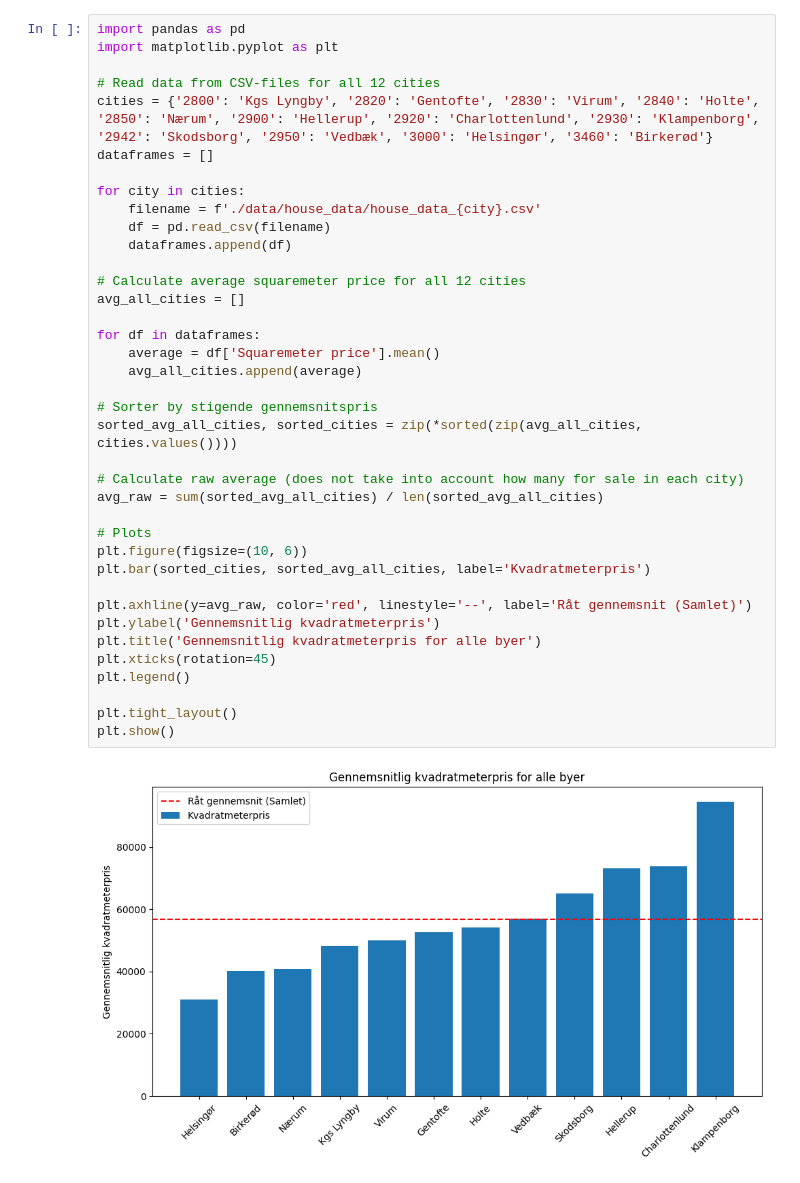
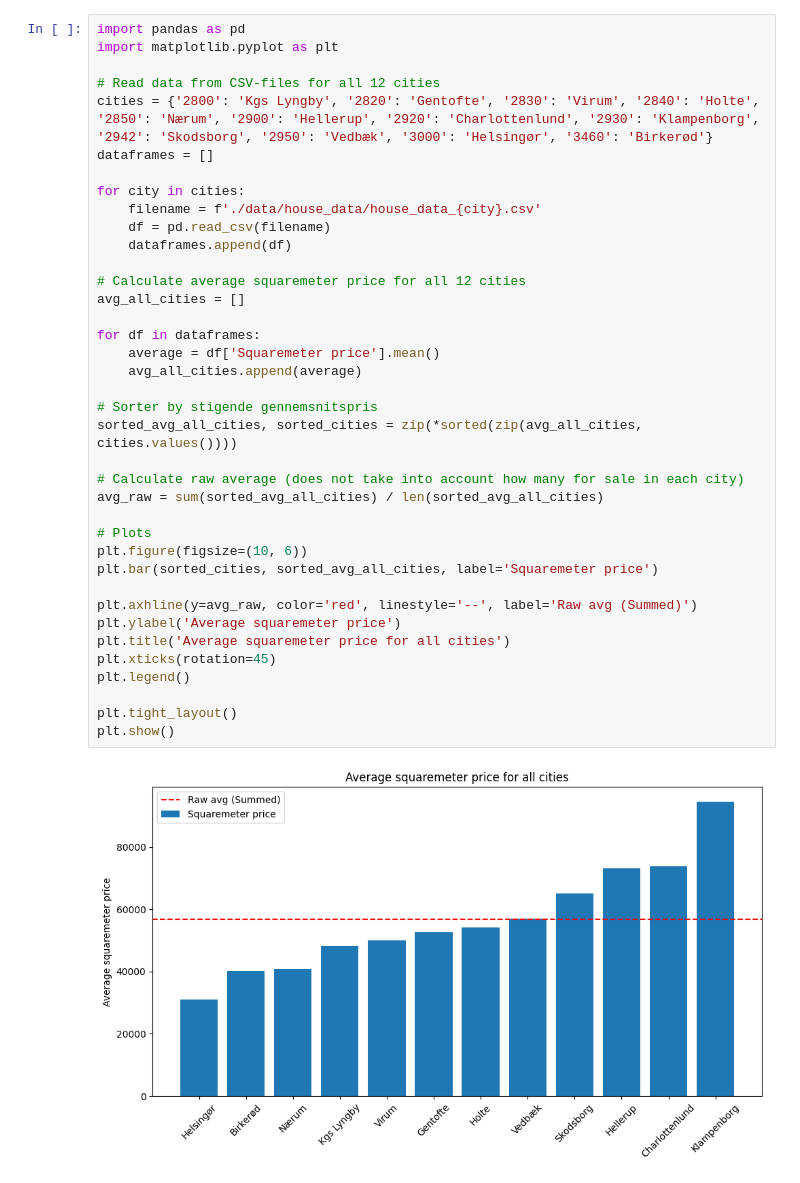
Before and after one commit to OwaisAD/PyHousr, a Jupyter notebook: plot.ipynb, the cells around one changed output. Drawn from its saved outputs; the diff is of its cells as text.

```diff
--- a/plot.ipynb
+++ b/plot.ipynb
@@ -6,36 +6,36 @@ import matplotlib.pyplot as plt
 cities = {'2800': 'Kgs Lyngby', '2820': 'Gentofte', '2830': 'Virum', '2840': 'Holte', '2850': 'Nærum', '2900': 'Hellerup', '2920': 'Charlottenlund', '2930': 'Klampenborg', '2942': 'Skodsborg', '2950': 'Vedbæk', '3000': 'Helsingør', '3460': 'Birkerød'}
 dataframes = []
 
 for city in cities:
     filename = f'./data/house_data/house_data_{city}.csv'
     df = pd.read_csv(filename)
     dataframes.append(df)
 
 # Calculate average squaremeter price for all 12 cities
 avg_all_cities = []
 
 for df in dataframes:
     average = df['Squaremeter price'].mean()
     avg_all_cities.append(average)
 
 # Sorter by stigende gennemsnitspris
 sorted_avg_all_cities, sorted_cities = zip(*sorted(zip(avg_all_cities, cities.values())))
 
 # Calculate raw average (does not take into account how many for sale in each city)
 avg_raw = sum(sorted_avg_all_cities) / len(sorted_avg_all_cities)
 
 # Plots
 plt.figure(figsize=(10, 6))
-plt.bar(sorted_cities, sorted_avg_all_cities, label='Kvadratmeterpris')
+plt.bar(sorted_cities, sorted_avg_all_cities, label='Squaremeter price')
 
-plt.axhline(y=avg_raw, color='red', linestyle='--', label='Råt gennemsnit (Samlet)')
-plt.ylabel('Gennemsnitlig kvadratmeterpris')
-plt.title('Gennemsnitlig kvadratmeterpris for alle byer')
+plt.axhline(y=avg_raw, color='red', linestyle='--', label='Raw avg (Summed)')
+plt.ylabel('Average squaremeter price')
+plt.title('Average squaremeter price for all cities')
 plt.xticks(rotation=45)
 plt.legend()
 
 plt.tight_layout()
 plt.show()
 # %% [output]
-[figure, old version]
+[figure, new version]
 # %%
```
Also changed, not shown: parts of 7 cells of this notebook, 8 other files.
